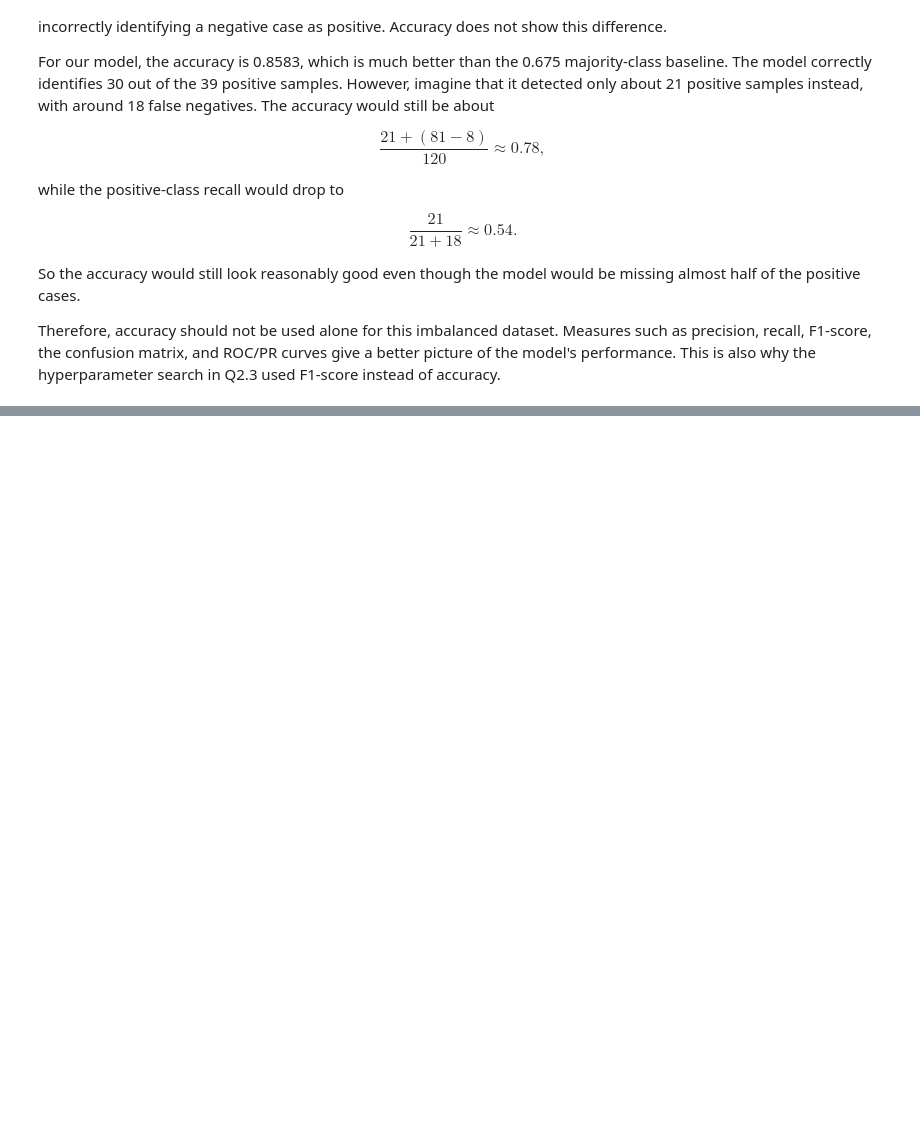
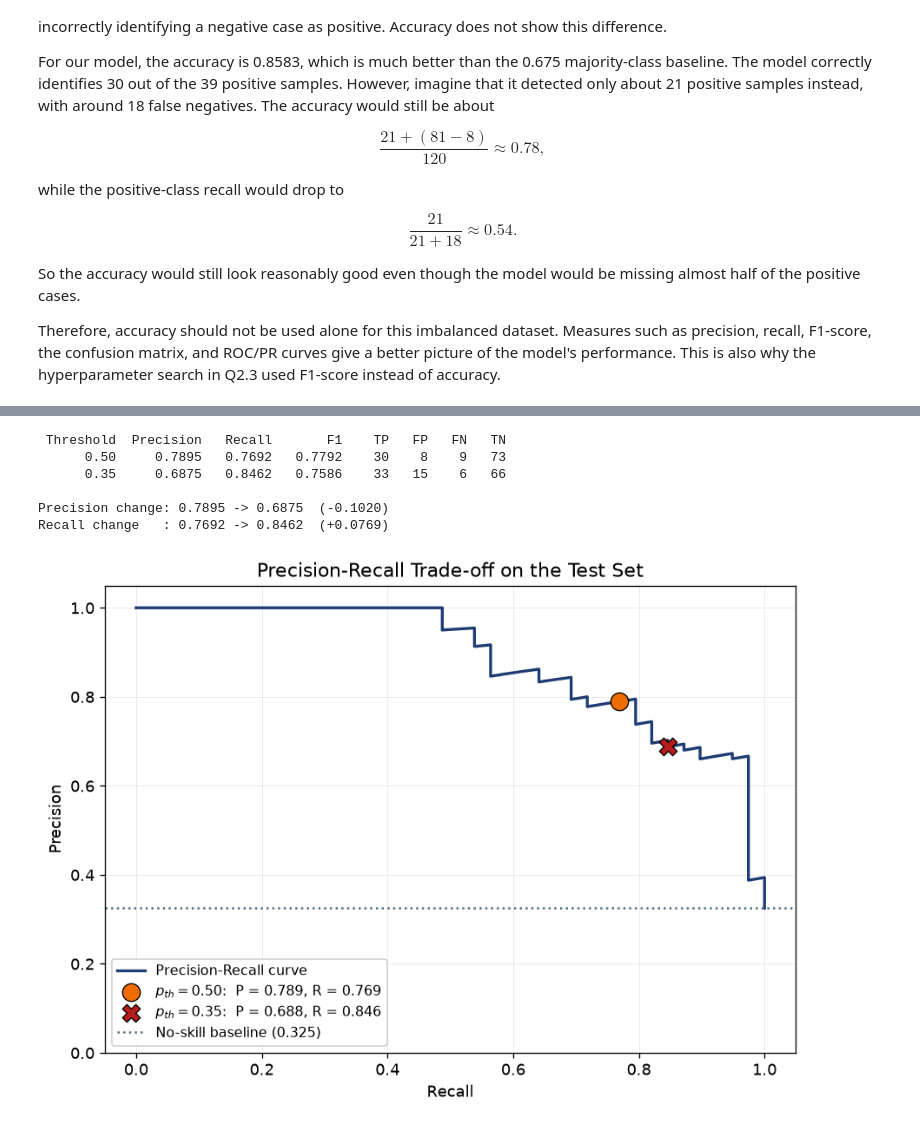
Before and after one commit to DDRMin/EN3150_Assignment_02, a Jupyter notebook: q2.ipynb, the cells around one changed output, grey strips where cells are left out. Cells and saved outputs as stored; diff of their text form; code cells hidden in the pictures; blank space fills up the shorter version.

```diff
--- a/q2.ipynb
+++ b/q2.ipynb
@@ -341,0 +349,67 @@ Therefore, accuracy should not be used alone for this imbalanced dataset. Measur
+# %%
+# Predicted probability of the positive class
+y_proba = best_model.predict_proba(X_test)[:, 1]
+
+# Default predict() is the same as thresholding at 0.50
+assert np.array_equal((y_proba >= 0.50).astype(int), best_model.predict(X_test))
+
+
+def metrics_at(t):
+    """Precision, recall, F1 and confusion matrix at threshold t."""
+    pred = (y_proba >= t).astype(int)
+    return (precision_score(y_test, pred), recall_score(y_test, pred),
+            f1_score(y_test, pred), confusion_matrix(y_test, pred))
+
+
+print(f"{'Threshold':>10}{'Precision':>11}{'Recall':>9}{'F1':>9}"
+      f"{'TP':>6}{'FP':>5}{'FN':>5}{'TN':>5}")
+for t in (0.50, 0.35):
+    prec, rec, f1, cm_t = metrics_at(t)
+    tn, fp, fn, tp = cm_t.ravel()
+    print(f"{t:>10.2f}{prec:>11.4f}{rec:>9.4f}{f1:>9.4f}"
+          f"{tp:>6}{fp:>5}{fn:>5}{tn:>5}")
+
+# Change from 0.50 to 0.35
+p50, r50, _, _ = metrics_at(0.50)
+p35, r35, _, _ = metrics_at(0.35)
+print(f"\nPrecision change: {p50:.4f} -> {p35:.4f}  ({p35 - p50:+.4f})")
+print(f"Recall change   : {r50:.4f} -> {r35:.4f}  ({r35 - r50:+.4f})")
+# %% [output]
+ Threshold  Precision   Recall       F1    TP   FP   FN   TN
+      0.50     0.7895   0.7692   0.7792    30    8    9   73
+      0.35     0.6875   0.8462   0.7586    33   15    6   66
+
+Precision change: 0.7895 -> 0.6875  (-0.1020)
+Recall change   : 0.7692 -> 0.8462  (+0.0769)
+# %%
+from sklearn.metrics import precision_recall_curve
+
+prec_curve, rec_curve, _ = precision_recall_curve(y_test, y_proba)
+
+fig, ax = plt.subplots(figsize=(7.5, 5.5))
+
+ax.plot(rec_curve, prec_curve, color='#1f3b73', linewidth=2,
+        label='Precision-Recall curve')
+
+# Mark the two operating points
+for t, color, marker in ((0.50, '#ef6c00', 'o'), (0.35, '#b71c1c', 'X')):
+    prec, rec, _, _ = metrics_at(t)
+    ax.scatter(rec, prec, s=150, color=color, marker=marker, zorder=4,
+               edgecolor='black', linewidth=0.8,
+               label=rf'$p_{{th}} = {t:.2f}$:  P = {prec:.3f}, R = {rec:.3f}')
+
+# A classifier with no skill sits at the positive-class rate
+ax.axhline(y_test.mean(), color='#546e7a', linestyle=':', linewidth=1.5,
+           label=f'No-skill baseline ({y_test.mean():.3f})')
+
+ax.set_xlabel('Recall')
+ax.set_ylabel('Precision')
+ax.set_title('Precision-Recall Trade-off on the Test Set')
+ax.set_ylim(0, 1.05)
+ax.legend(framealpha=0.9, loc='lower left', fontsize=9.5)
+
+plt.tight_layout()
+save_fig('q2_5_precision_recall')
+plt.show()
+# %% [output]
+[figure, added]
```
Also changed, not shown: parts of 2 cells of this notebook, 1 other file.
